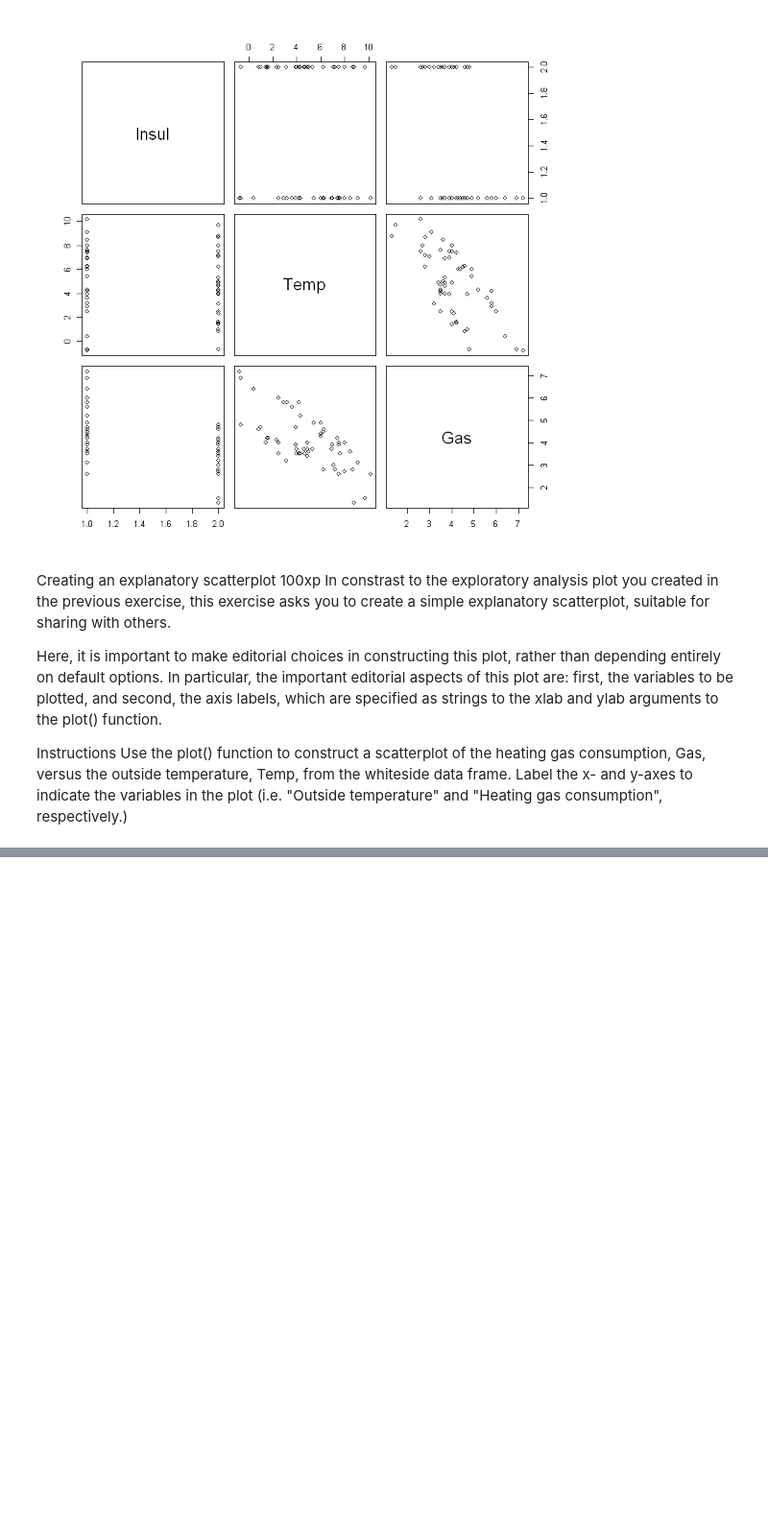
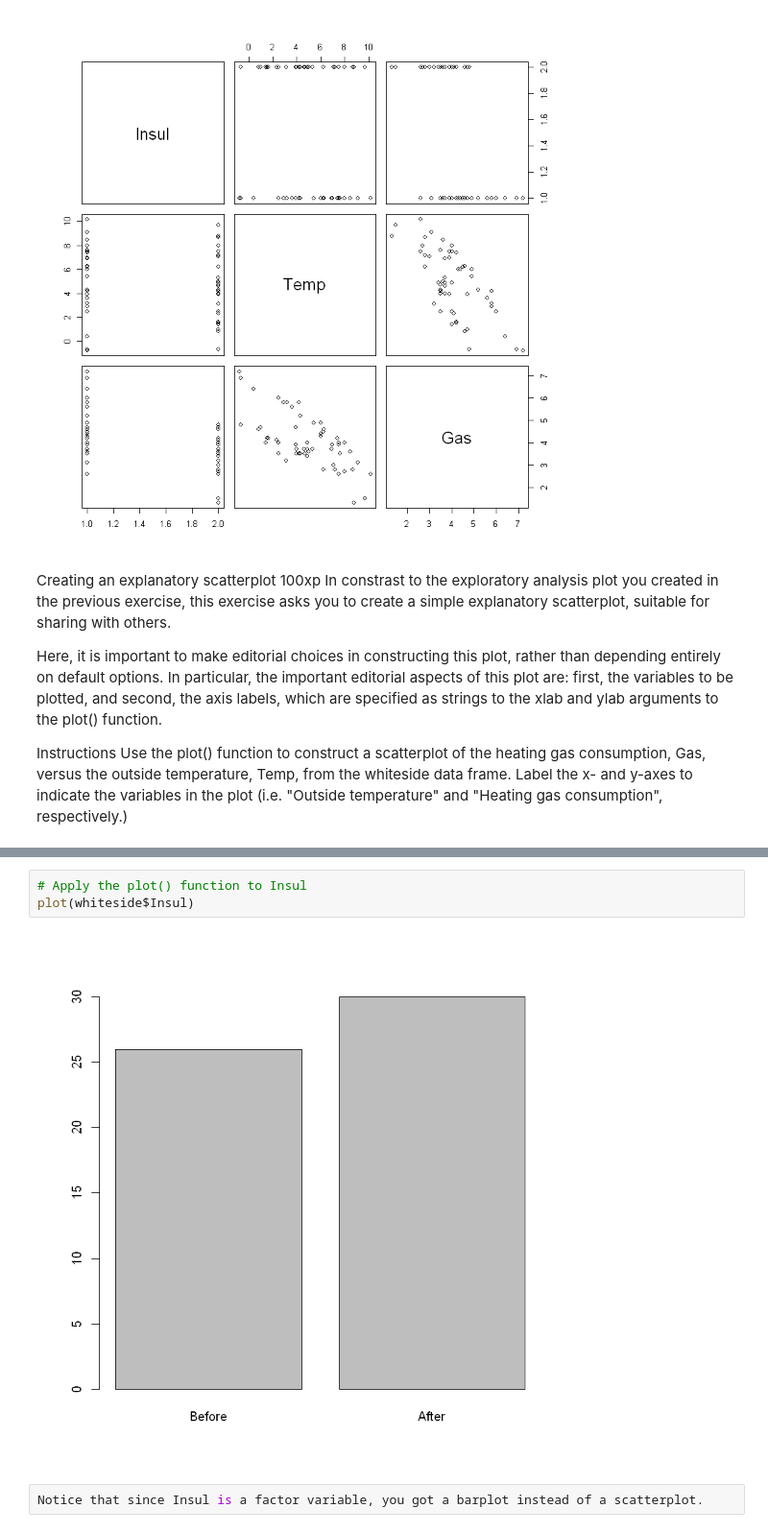
Before and after one commit to ContangoRango/DC-R, a Jupyter notebook: 111. Data Visualization in R/111. Data Visualization in R.ipynb, the cells around one changed output, grey strips where cells are left out. Shown at 96% size. Saved outputs shown, nothing was run; the diff lists cells and outputs as text; blank space fills up the shorter version.

```diff
--- a/111. Data Visualization in R/111. Data Visualization in R.ipynb
+++ b/111. Data Visualization in R/111. Data Visualization in R.ipynb
@@ -32,0 +47,7 @@ Use the plot() function to construct a scatterplot of the heating gas consumptio
+# %%
+# Apply the plot() function to Insul
+plot(whiteside$Insul)
+# %% [output]
+[figure, added]
+# %%
+Notice that since Insul is a factor variable, you got a barplot instead of a scatterplot.
```
Also changed, not shown: parts of 123 cells of this notebook, 4 other files.
